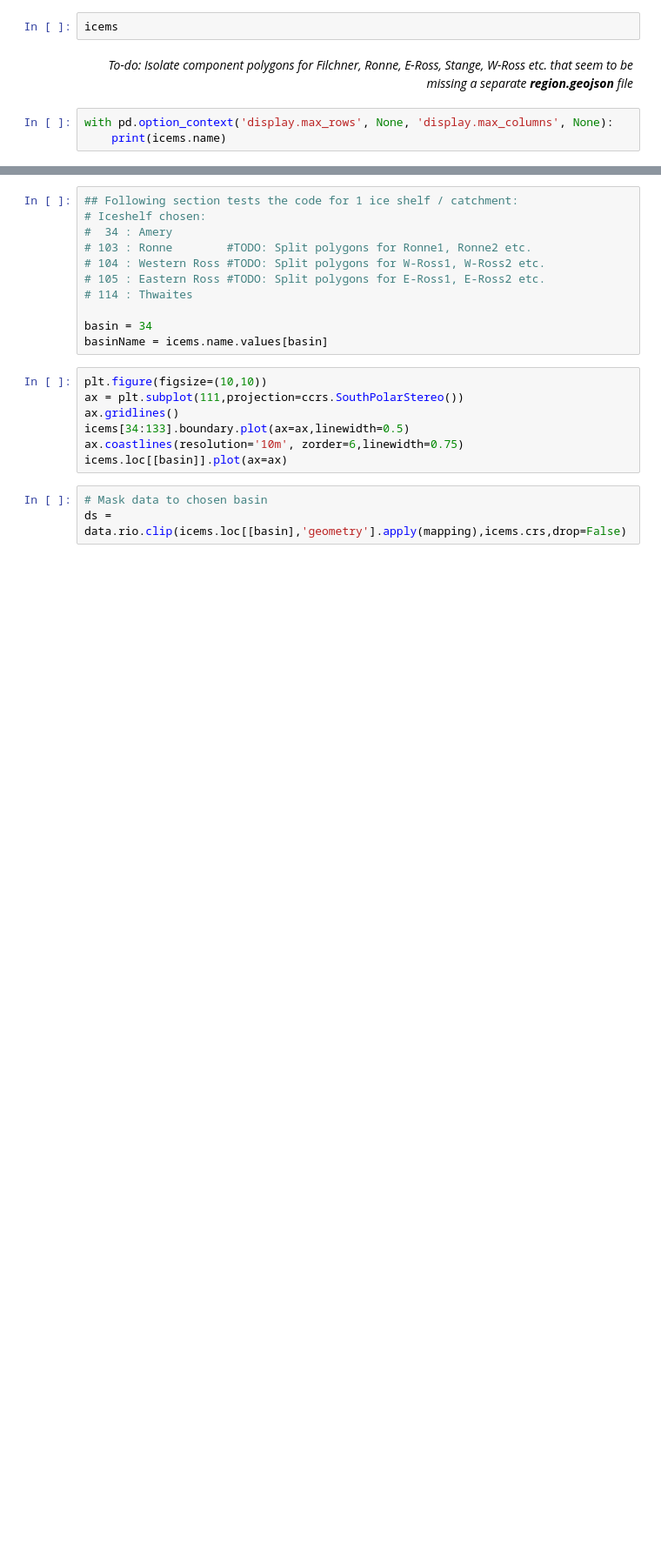
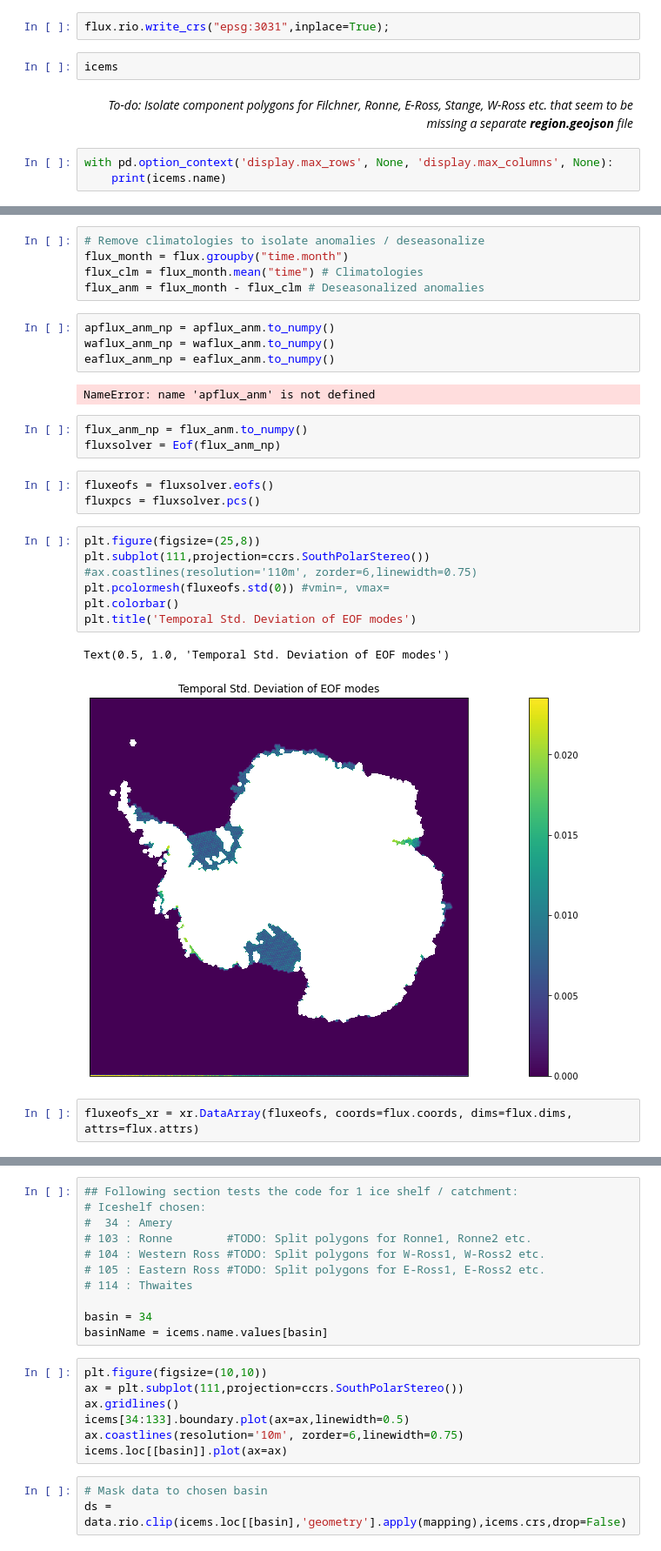
Before and after one commit to mshiv/aislens_emulation, a Jupyter notebook: notebooks/01-sm-initial-data-workflow.ipynb, the cells around one changed output, grey strips where cells are left out. Shown at 87% size. Saved outputs shown, nothing was run; the diff lists cells and outputs as text; blank space fills up the shorter version.

```diff
--- a/notebooks/01-sm-initial-data-workflow.ipynb
+++ b/notebooks/01-sm-initial-data-workflow.ipynb
@@ -78,6 +80,8 @@ icems = iceshelvesmask.to_crs({'init': 'epsg:3031'});
 crs = ccrs.SouthPolarStereo();
 # Specify projection for data file
 data.rio.write_crs("epsg:3031",inplace=True);
+# %%
+flux.rio.write_crs("epsg:3031",inplace=True);
 # %%
 icems
 # %% [markdown]
@@ -87,0 +145,29 @@ with pd.option_context('display.max_rows', None, 'display.max_columns', None):
+# %%
+# Remove climatologies to isolate anomalies / deseasonalize
+flux_month = flux.groupby("time.month")
+flux_clm = flux_month.mean("time") # Climatologies
+flux_anm = flux_month - flux_clm # Deseasonalized anomalies
+# %%
+apflux_anm_np = apflux_anm.to_numpy()
+waflux_anm_np = waflux_anm.to_numpy()
+eaflux_anm_np = eaflux_anm.to_numpy()
+# %% [output]
+NameError: name 'apflux_anm' is not defined
+# %%
+flux_anm_np = flux_anm.to_numpy()
+fluxsolver = Eof(flux_anm_np)
+# %%
+fluxeofs = fluxsolver.eofs()
+fluxpcs = fluxsolver.pcs()
+# %%
+plt.figure(figsize=(25,8))
+plt.subplot(111,projection=ccrs.SouthPolarStereo())
+#ax.coastlines(resolution='110m', zorder=6,linewidth=0.75)
+plt.pcolormesh(fluxeofs.std(0)) #vmin=, vmax=
+plt.colorbar()
+plt.title('Temporal Std. Deviation of EOF modes')
+# %% [output]
+Text(0.5, 1.0, 'Temporal Std. Deviation of EOF modes')
+[figure, added]
+# %%
+fluxeofs_xr = xr.DataArray(fluxeofs, coords=flux.coords, dims=flux.dims, attrs=flux.attrs)
```
Also changed, not shown: parts of 44 cells of this notebook.
